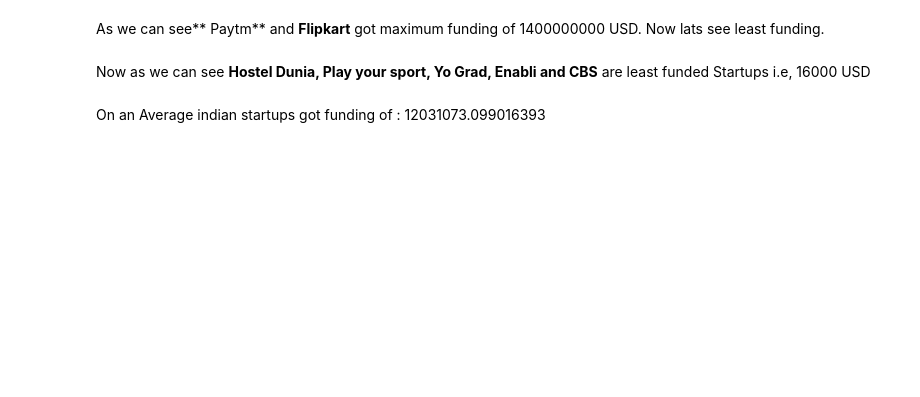
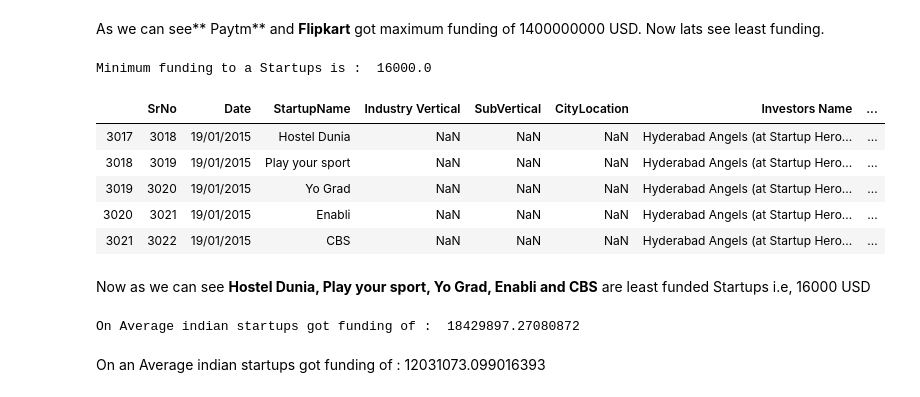
Before and after one commit to dp3191/Evolve, a Jupyter notebook: Top Funding Startups in India.ipynb, the cells around one changed output. Drawn from its saved outputs; the diff is of its cells as text; code cells hidden in the pictures; blank space fills up the shorter version.

```diff
--- a/Top Funding Startups in India.ipynb
+++ b/Top Funding Startups in India.ipynb
@@ -118,13 +168,24 @@ funding_data[funding_data.StartupName == 'Paytm']
 # %% [markdown]
 As we can see** Paytm** and **Flipkart** got maximum funding of  1400000000 USD. Now lats see least funding.
 # %%
-print("Minimum funding to a Startups is : ",funding_data["AmountInUSD"].dropna().sort_values().min())
+print("Minimum funding to a Startups is : ",funding_data["AmountinUSD"].dropna().sort_values().min())
+# %% [output]
+Minimum funding to a Startups is :  16000.0
 # %%
-funding_data[funding_data.AmountInUSD == 16000.0]
+funding_data[funding_data.AmountinUSD == 16000.0]
+# %% [output]
+|  | SrNo | Date | StartupName | Industry Vertical | SubVertical | CityLocation | Investors Name | ... |
+| 3017 | 3018 | 19/01/2015 | Hostel Dunia | NaN | NaN | NaN | Hyderabad Angels (at Startup Hero... | ... |
+| 3018 | 3019 | 19/01/2015 | Play your sport | NaN | NaN | NaN | Hyderabad Angels (at Startup Hero... | ... |
+| 3019 | 3020 | 19/01/2015 | Yo Grad | NaN | NaN | NaN | Hyderabad Angels (at Startup Hero... | ... |
+| 3020 | 3021 | 19/01/2015 | Enabli | NaN | NaN | NaN | Hyderabad Angels (at Startup Hero... | ... |
+| 3021 | 3022 | 19/01/2015 | CBS | NaN | NaN | NaN | Hyderabad Angels (at Startup Hero... | ... |
 # %% [markdown]
 Now as we can see **Hostel Dunia, Play your sport, Yo Grad, Enabli and CBS** are least funded Startups i.e, 16000 USD
 # %%
-print("On Average indian startups got funding of : ",funding_data["AmountInUSD"].dropna().sort_values().mean())
+print("On Average indian startups got funding of : ",funding_data["AmountinUSD"].dropna().sort_values().mean())
+# %% [output]
+On Average indian startups got funding of :  18429897.27080872
 # %% [markdown]
 On an Average indian startups got funding of :  12031073.099016393
 # %%
```
Also changed, not shown: parts of 23 cells of this notebook.
